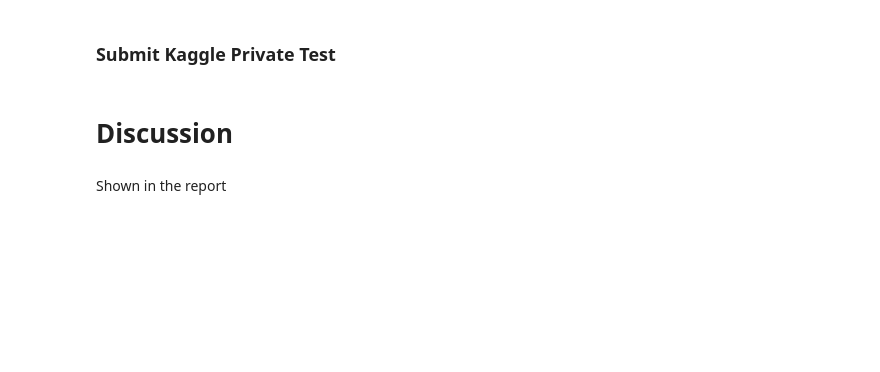
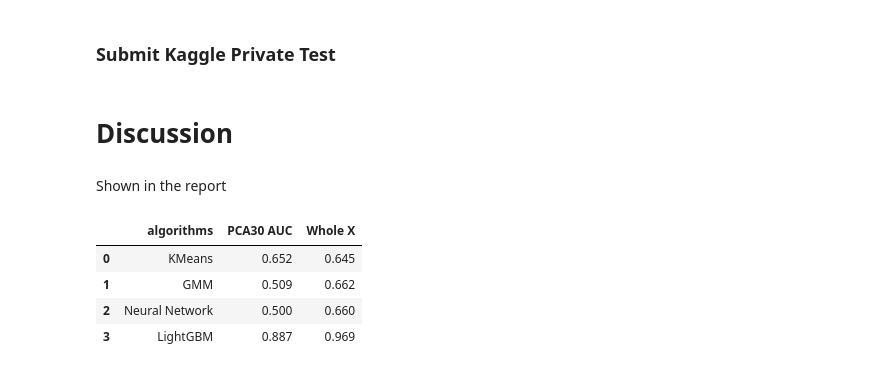
Before and after one commit to orangejustin/Fraud-Detetction, a Jupyter notebook: COGS118B - FRAUD DETECTION.ipynb, the cells around one changed output. Saved outputs shown, nothing was run; the diff lists cells and outputs as text; code cells hidden in the pictures; blank space fills up the shorter version.

```diff
--- a/COGS118B - FRAUD DETECTION.ipynb
+++ b/COGS118B - FRAUD DETECTION.ipynb
@@ -1264,5 +1295,18 @@ class NeuronNetwork:
 # submit_df.to_csv('submit_118b.csv', index=False)
 # %% [markdown]
 # Discussion
-# %% [markdown]
-Shown in the report
+# %% [markdown]
+Shown in the report
+# %%
+d = {'algorithms': ['KMeans', 'GMM', 'Neural Network', 'LightGBM'],\
+     'PCA30 AUC': [0.652, 0.509, 0.50, 0.887],\
+     'Whole X': [0.645, 0.662, 0.66, 0.969]}
+df = pd.DataFrame(data=d)
+# %%
+df
+# %% [output]
+|  | algorithms | PCA30 AUC | Whole X |
+| 0 | KMeans | 0.652 | 0.645 |
+| 1 | GMM | 0.509 | 0.662 |
+| 2 | Neural Network | 0.500 | 0.660 |
+| 3 | LightGBM | 0.887 | 0.969 |
```
Also changed, not shown: parts of 88 cells of this notebook.
